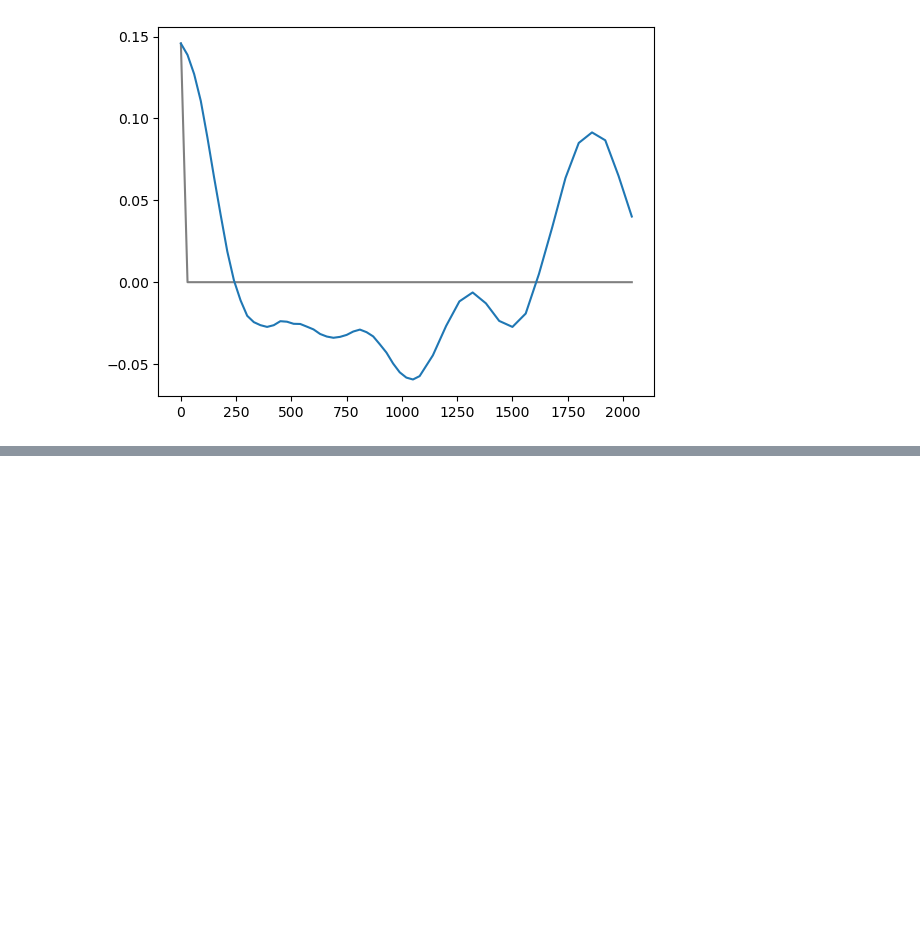
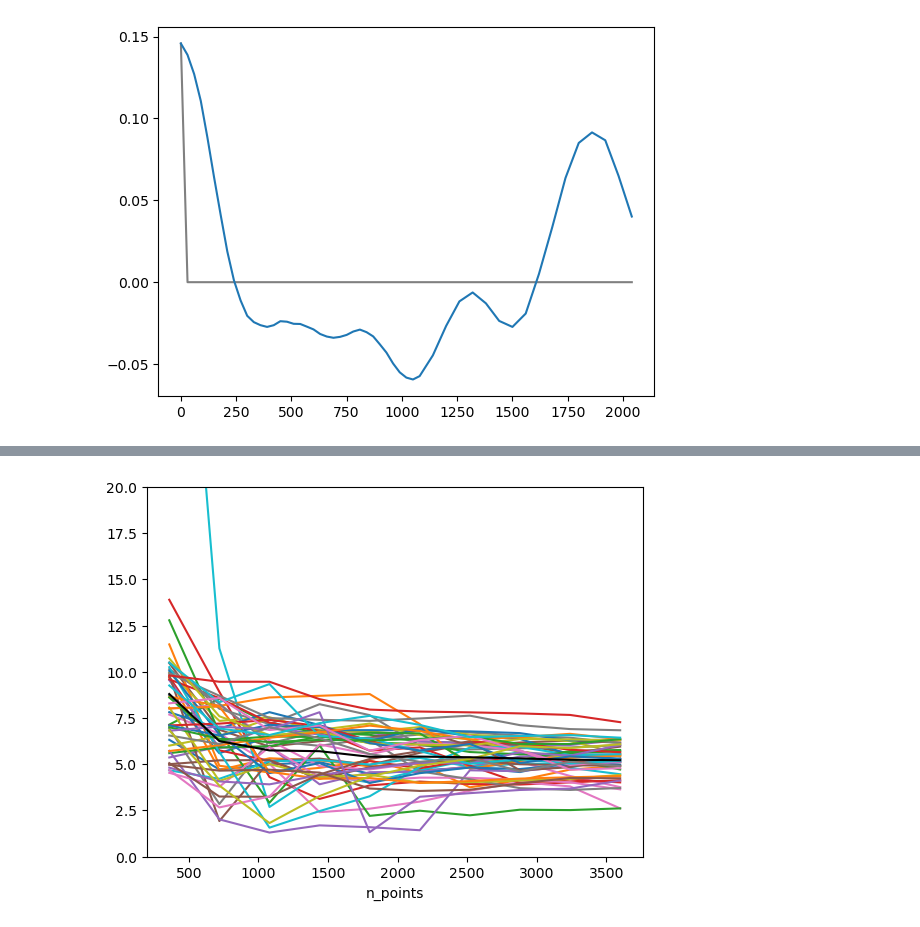
Before and after one commit to sophietheis/KineticAnalysis, a Jupyter notebook: notebook/old/20240605-Synthetic_datas_03-track_length.ipynb, the cells around one changed output, grey strips where cells are left out. Cells and saved outputs as stored; diff of their text form; code cells hidden in the pictures; blank space fills up the shorter version.

```diff
--- a/notebook/old/20240605-Synthetic_datas_03-track_length.ipynb
+++ b/notebook/old/20240605-Synthetic_datas_03-track_length.ipynb
@@ -766,0 +836,8 @@ ax.plot(x_auto, y_auto, label=length_track)
+# %%
+fig, ax = plt.subplots()
+result.groupby("id").plot("n_points", "elongation_r", ax=ax, )
+ax.plot(result.groupby("n_points").mean().index, result.groupby("n_points").mean()["elongation_r"], c="black")
+ax.set_ylim(0,20)
+ax.get_legend().remove()
+# %% [output]
+[figure, added]
```
Also changed, not shown: parts of 2 cells of this notebook, 9 other files.
